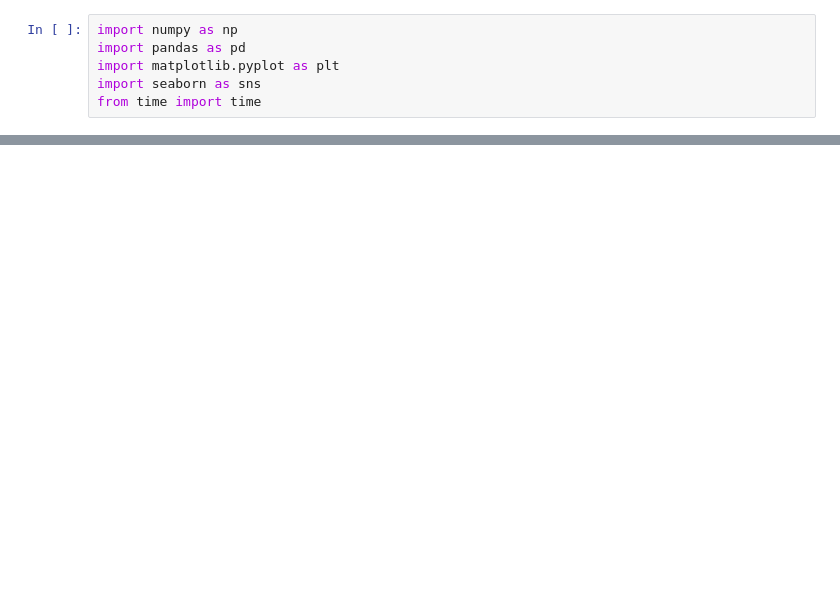
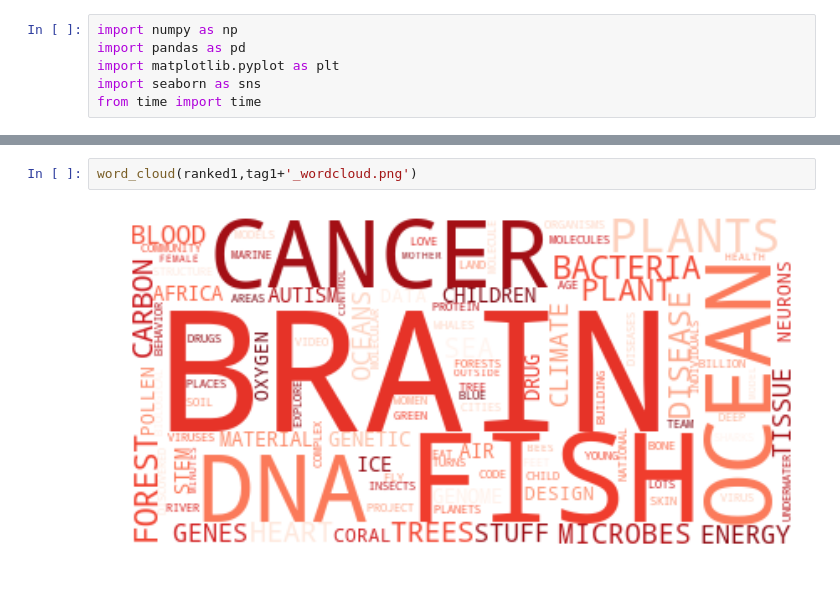
Before and after one commit to GlennChia/50_038_cds_project, a Jupyter notebook: notebooks/visualisations/Word_Cloud.ipynb, the cells around one changed output, grey strips where cells are left out. Drawn from its saved outputs; the diff is of its cells as text; blank space fills up the shorter version.

```diff
--- a/notebooks/visualisations/Word_Cloud.ipynb
+++ b/notebooks/visualisations/Word_Cloud.ipynb
@@ -53,0 +162,4 @@ plt.show()
+# %%
+word_cloud(ranked1,tag1+'_wordcloud.png')
+# %% [output]
+[figure, added]
```
Also changed, not shown: parts of 10 cells of this notebook, 2 other files.
